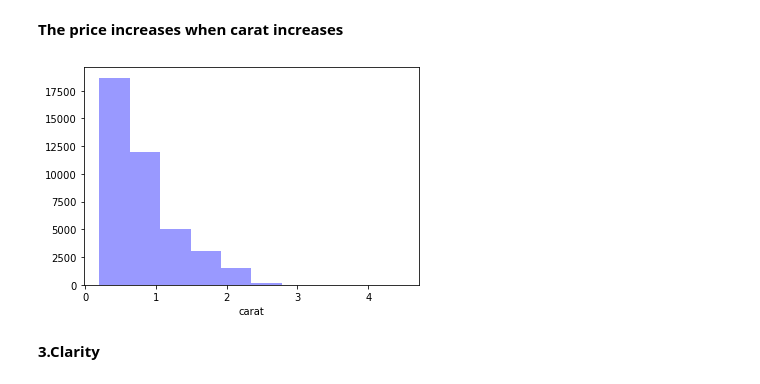
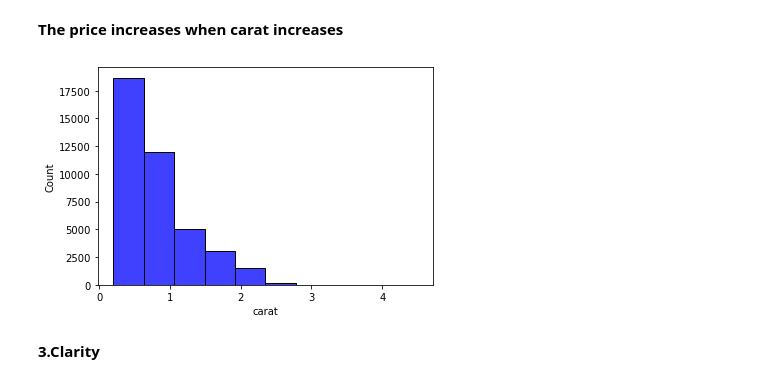
Before and after one commit to marinafdezban/ih_datamadpt1120_project_m2, a Jupyter notebook: notebooks/EDA and ab testing.ipynb, the cells around one changed output. Drawn from its saved outputs; the diff is of its cells as text; code cells hidden in the pictures.

```diff
--- a/notebooks/EDA and ab testing.ipynb
+++ b/notebooks/EDA and ab testing.ipynb
@@ -73,10 +73,10 @@ diamonds.groupby('carat').mean()
 # %% [markdown]
 **The price increases when carat increases**
 # %%
-sns.distplot(diamonds['carat'],bins=10,kde=False,color='blue')
+sns.histplot(diamonds['carat'],bins=10,kde=False,color='blue')
 plt.show();
 # %% [output]
-[figure, old version]
+[figure, new version]
 # %% [markdown]
 **3.Clarity**
 # %%
```
Also changed, not shown: parts of 15 cells of this notebook.
